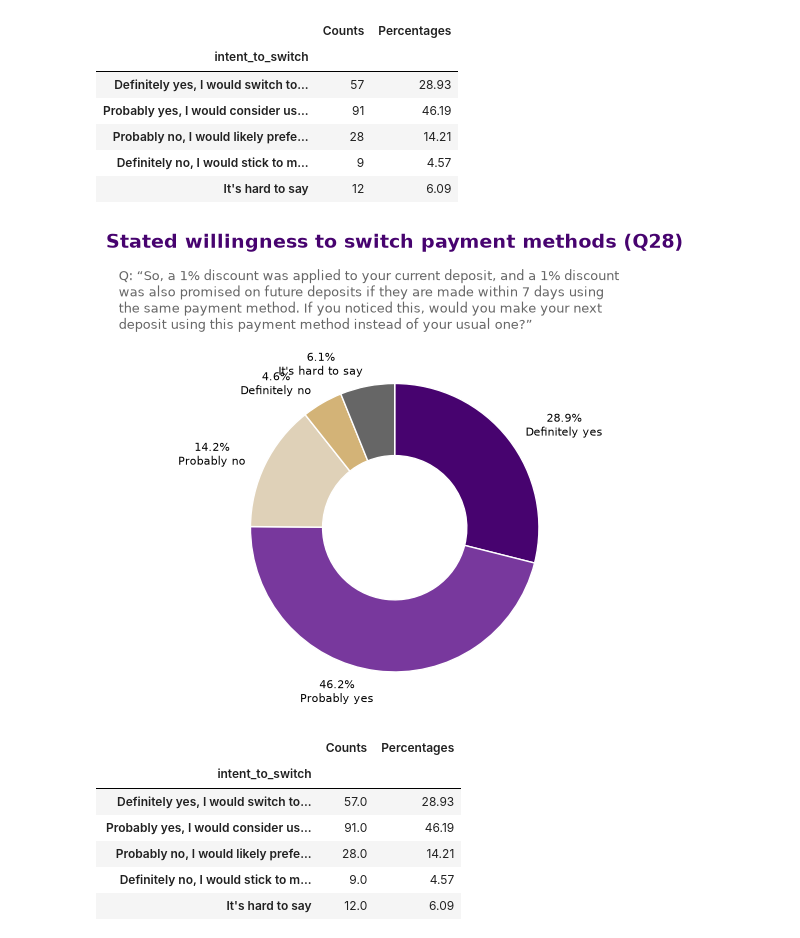
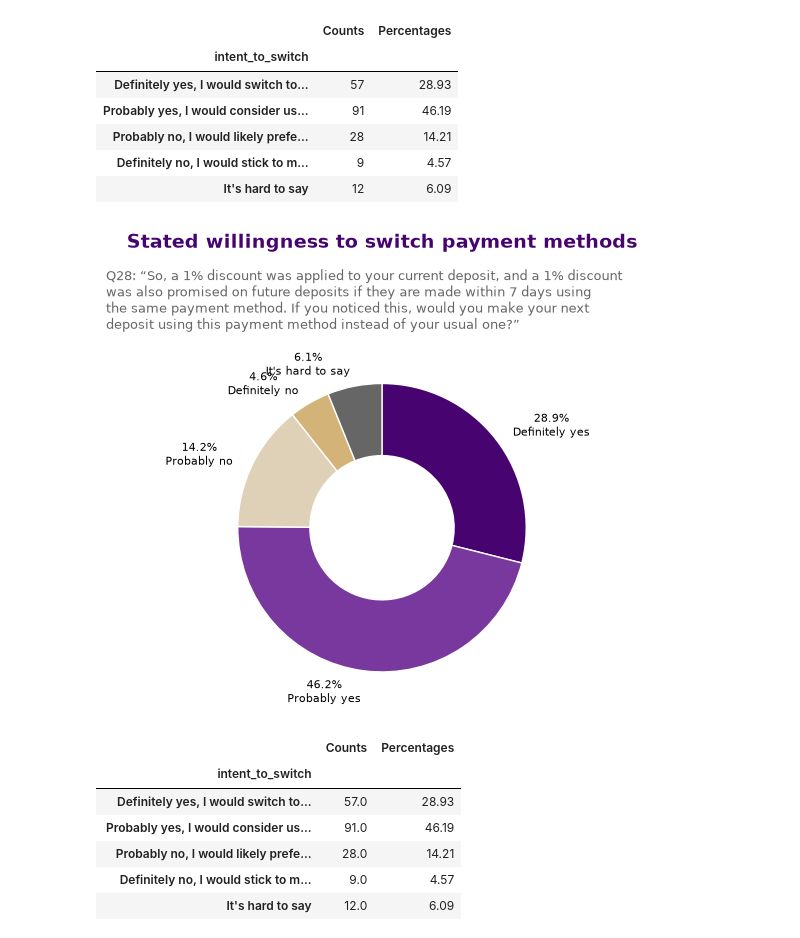
Before and after one commit to elena-kolo/payment-flow-experimentation-analysis, a Jupyter notebook: notebooks/03_prototype_analysis.ipynb, the cells around one changed output. Cells and saved outputs as stored; diff of their text form; code cells hidden in the pictures.

```diff
--- a/notebooks/03_prototype_analysis.ipynb
+++ b/notebooks/03_prototype_analysis.ipynb
@@ -1704,36 +1707,36 @@ intent_to_switch_ax.pie(
         "multialignment": "center",     # Center the two lines relative to each other.
     },
 )
 
 # Add a title
 intent_to_switch_fig.suptitle(
-    "Stated willingness to switch payment methods (Q28)",
+    "Stated willingness to switch payment methods",
     ha="center",
     fontsize=14,
     fontweight="bold",
     color="#47036F",
 )
 
 # place the original survey question below the title.
 intent_to_switch_fig.text(
     0.04, 0.91,
-    "Q: “So, a 1% discount was applied to your current deposit, and a 1% discount\n"
+    "Q28: “So, a 1% discount was applied to your current deposit, and a 1% discount\n"
     "was also promised on future deposits if they are made within 7 days using\n"
     "the same payment method. If you noticed this, would you make your next\n"
     "deposit using this payment method instead of your usual one?”",
     ha="left",
     va="top",
     fontsize=9,
     color="#666666",
     linespacing=1.3,
 )
 
 # keep the chart and its outside labels below the question.
 intent_to_switch_fig.tight_layout(rect=(0, 0, 1, 0.85))
 
 plt.show()
 # %% [output]
-[figure, old version]
+[figure, new version]
 # %%
 # calculate top-2 and bottom-2
 intent_to_switch_top2 = [
```
Also changed, not shown: parts of 25 cells of this notebook.
